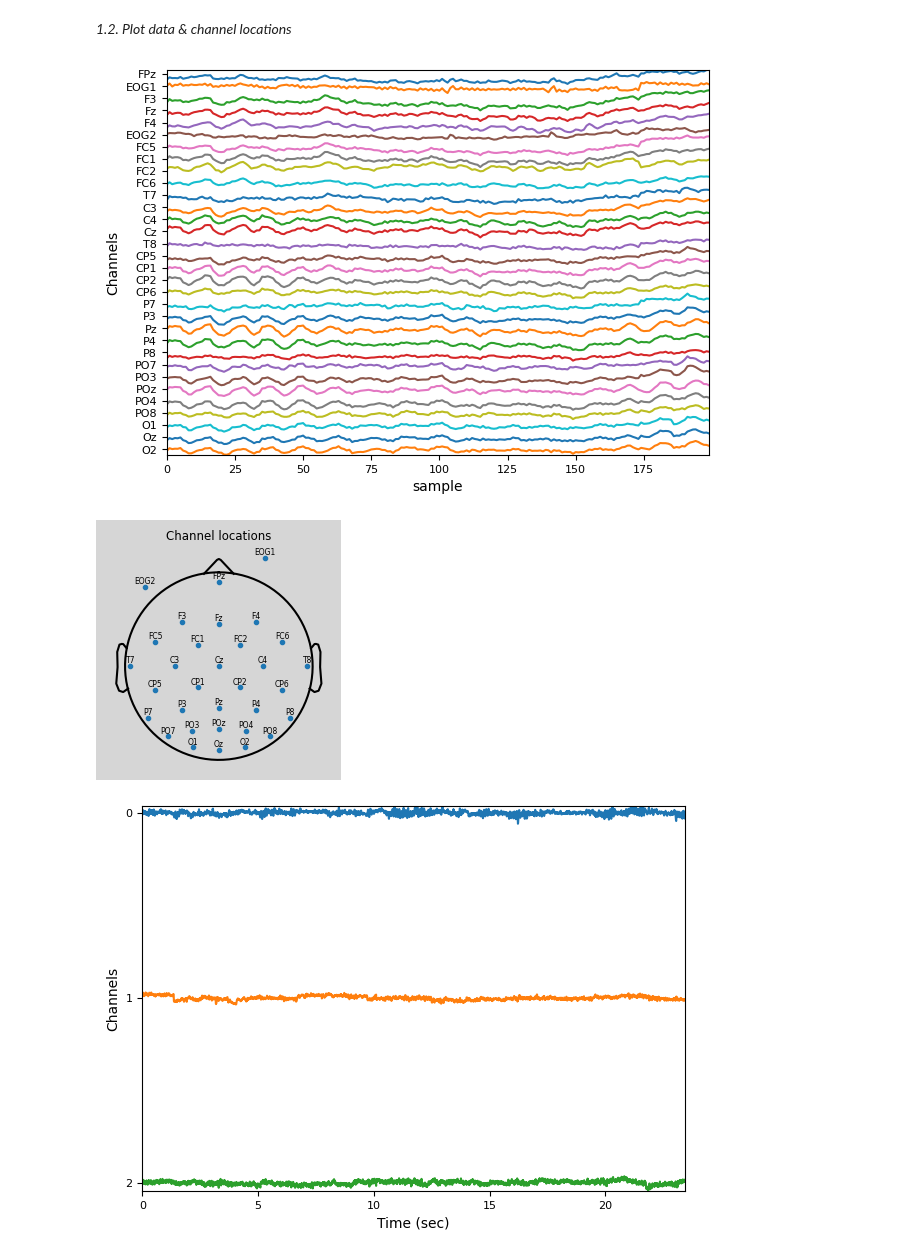
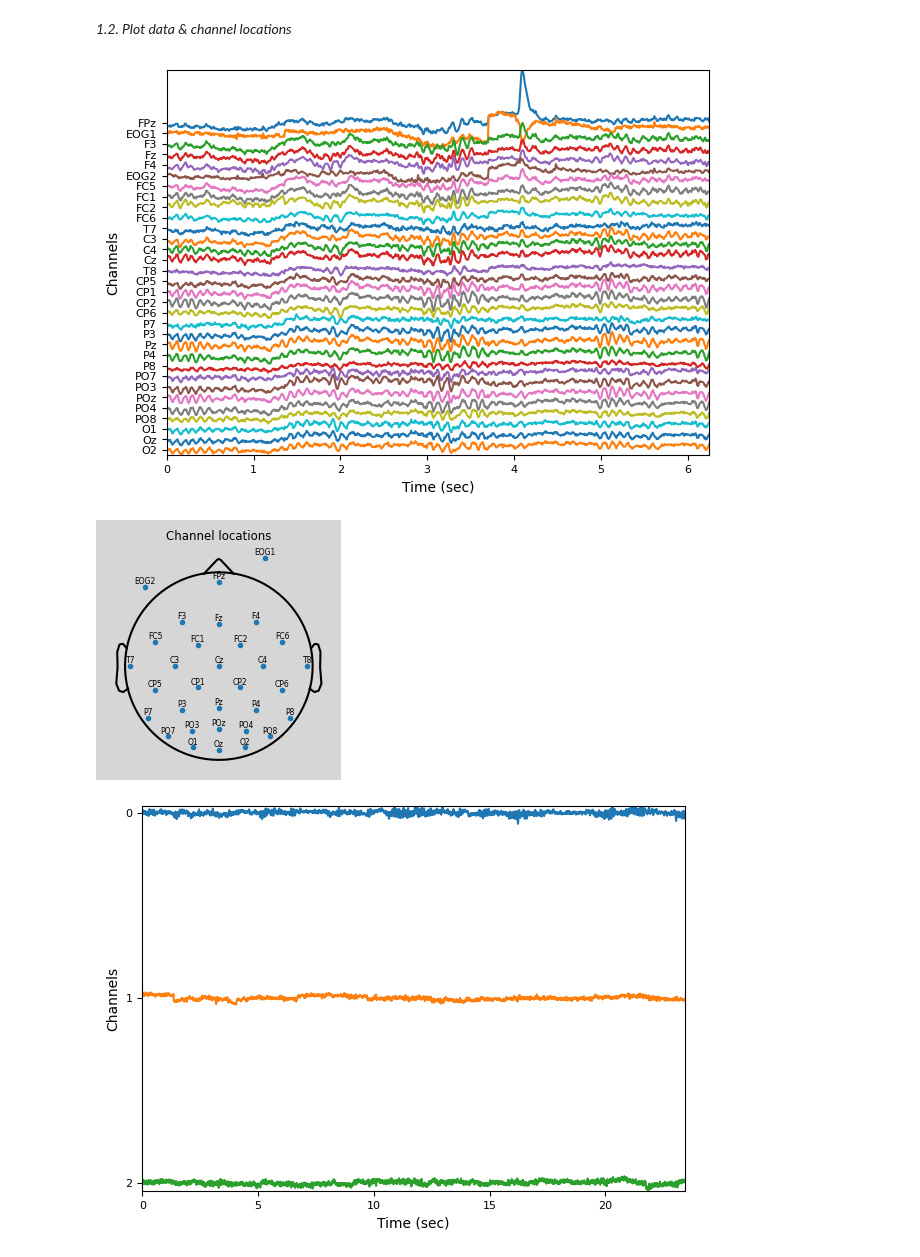
Before and after one commit to RezaSaadatyar/EEG-Lab, a Jupyter notebook: Code/App1_EEG.ipynb, the cells around one changed output. Saved outputs shown, nothing was run; the diff lists cells and outputs as text; code cells hidden in the pictures.

```diff
--- a/Code/App1_EEG.ipynb
+++ b/Code/App1_EEG.ipynb
@@ -157,11 +149,11 @@ data, channels = Prepare_data(data, channels)
 *1.2. Plot data & channel locations*
 # %%
 first_point = 0
-last_point = 200
-plot_data(data, first_point, last_point,channels, Fs=None, normalize_data='off')
+last_point = 800
+plot_data(data, first_point, last_point,channels, Fs, normalize_data='off')
 channel_locations(Th, Rd, channels)
 # %% [output]
-[figure, old version]
+[figure, new version]
 [figure]
 # %%
 transformer = decomposition.FastICA(n_components=32, whiten='unit-variance', random_state=42)
```
Also changed, not shown: parts of 2 cells of this notebook.
